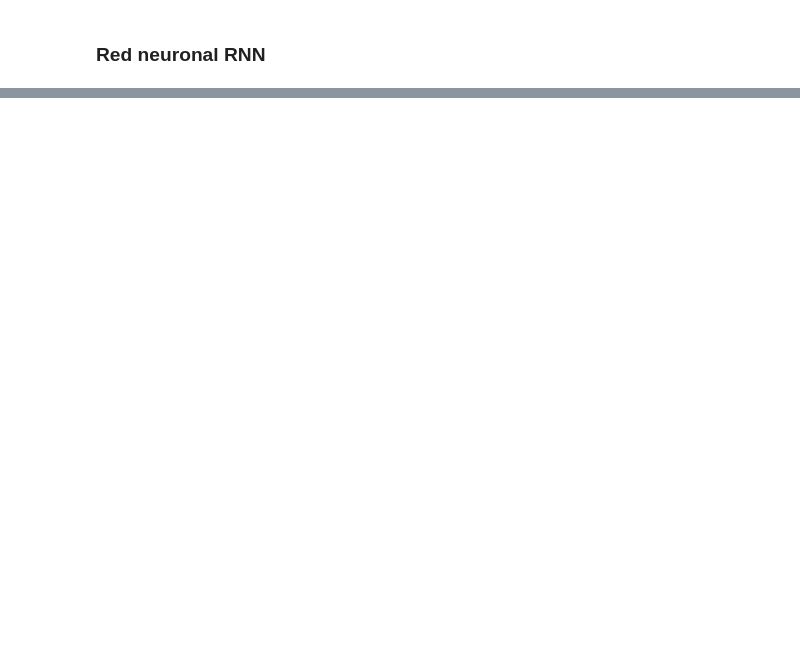
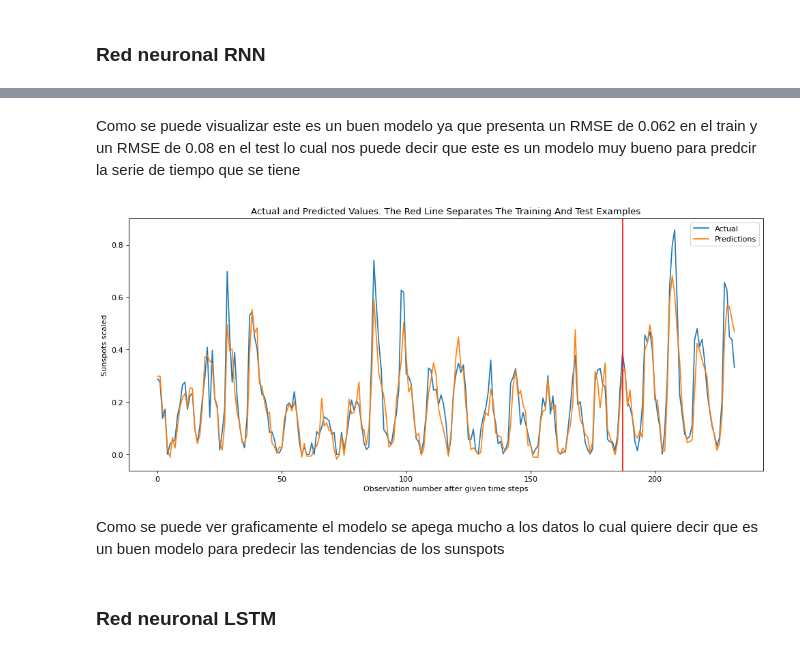
Before and after one commit to IPablo271/Deep-Learning, a Jupyter notebook: Labs/lab3.ipynb, the cells around one changed output, grey strips where cells are left out. Cells and saved outputs as stored; diff of their text form; code cells hidden in the pictures; blank space fills up the shorter version.

```diff
--- a/Labs/lab3.ipynb
+++ b/Labs/lab3.ipynb
@@ -212,3 +220,15 @@ def get_XY(dat, time_steps):
     X = dat[range(time_steps*rows_x)]
     X = np.reshape(X, (rows_x, time_steps, 1))
     return X, Y
+time_steps = 12
+
+trainX, trainY = get_XY(train_data, time_steps)
+testX, testY = get_XY(test_data, time_steps)
+# %%
+model2 = create_RNN(
+    hidden_units=3
+    , dense_units=1
+    , input_shape=(time_steps,1)
+    , activation=['tanh', 'tanh']
+)
+model2.fit(trainX, trainY, epochs=20, batch_size=1, verbose=2)
@@ -214,0 +254,5 @@ def get_XY(dat, time_steps):
+# %%
+train_predict = model2.predict(trainX)
+test_predict = model2.predict(testX)
+# Mean square error
+print_error(trainY, testY, train_predict, test_predict)
@@ -214,0 +264,22 @@ def get_XY(dat, time_steps):
+# %% [markdown]
+Como se puede visualizar este es un buen modelo ya que presenta un RMSE de 0.062 en el train y un RMSE  de 0.08 en el test lo cual nos puede decir que este es un modelo muy bueno para predcir la serie de tiempo que se tiene
+# %%
+def plot_result(trainY, testY, train_predict, test_predict):
+    actual = np.append(trainY, testY)
+    predictions = np.append(train_predict, test_predict)
+    rows = len(actual)
+    plt.figure(figsize=(15, 6), dpi=80)
+    plt.plot(range(rows), actual)
+    plt.plot(range(rows), predictions)
+    plt.axvline(x=len(trainY), color='r')
+    plt.legend(['Actual', 'Predictions'])
+    plt.xlabel('Observation number after given time steps')
+    plt.ylabel('Sunspots scaled')
+    plt.title('Actual and Predicted Values. The Red Line Separates The Training And Test Examples')
+plot_result(trainY, testY, train_predict, test_predict)
+# %% [output]
+[figure, added]
+# %% [markdown]
+Como se puede ver graficamente el modelo se apega mucho a los datos lo cual quiere decir que es un buen modelo para predecir las tendencias de los sunspots
+# %% [markdown]
+### Red neuronal LSTM
```
Also changed, not shown: parts of 27 cells of this notebook.
